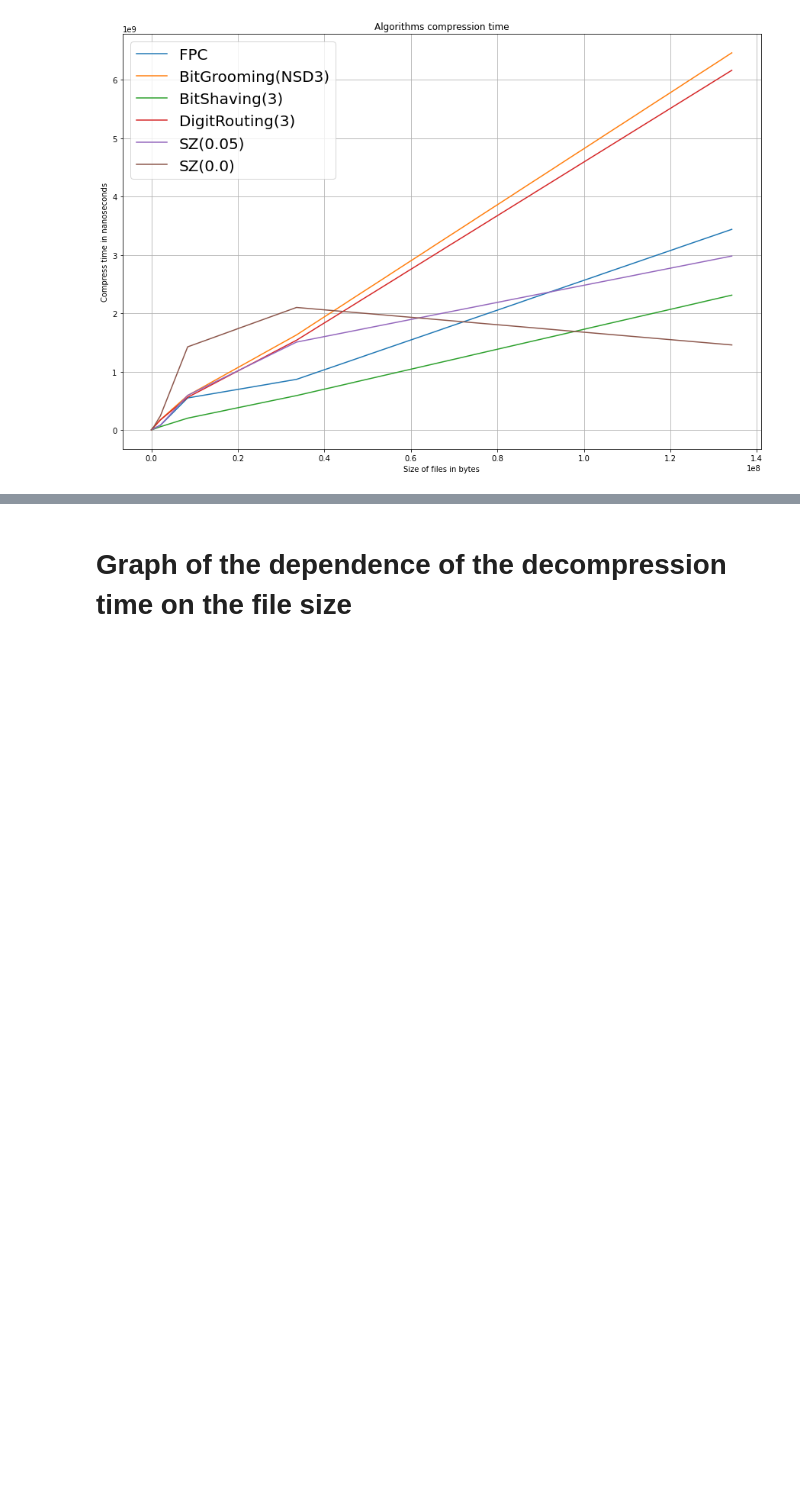
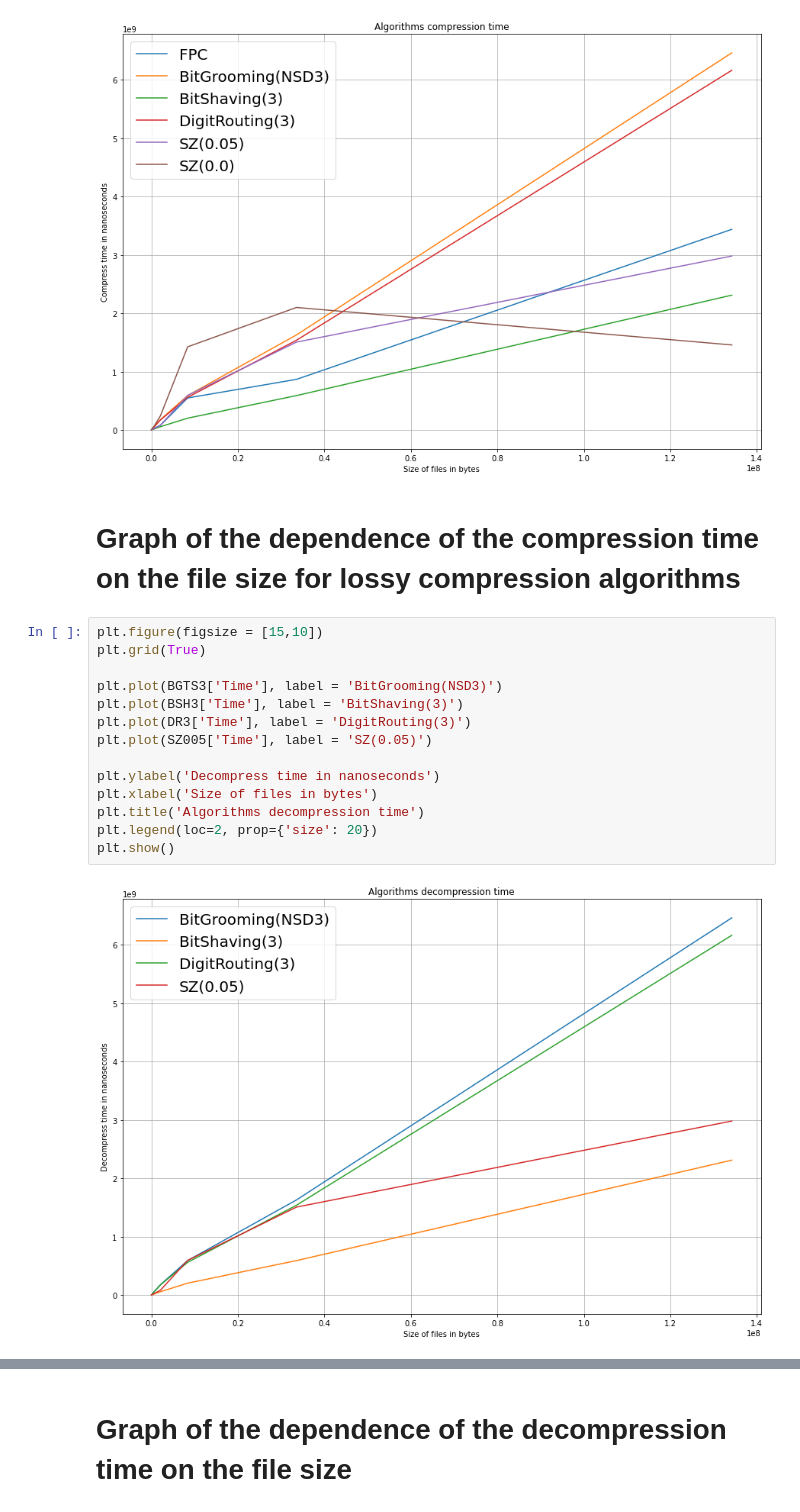
Before and after one commit to pvshebarshin/Comparative-Evaluation-of-Geospatial-Raster-Data-Compression-Techniques, a Jupyter notebook: calculation/algorithms.ipynb, the cells around one changed output, grey strips where cells are left out. Saved outputs shown, nothing was run; the diff lists cells and outputs as text; blank space fills up the shorter version.

```diff
--- a/src/main/resources/algorithms.ipynb
+++ b/calculation/algorithms.ipynb
@@ -77,3 +77,21 @@ plt.legend(loc=2, prop={'size': 20})
 plt.show()
 # %% [output]
 [figure]
+# %% [markdown]
+# Graph of the dependence of the compression time on the file size for lossy compression algorithms
+# %%
+plt.figure(figsize = [15,10])
+plt.grid(True)
+
+plt.plot(BGTS3['Time'], label = 'BitGrooming(NSD3)')
+plt.plot(BSH3['Time'], label = 'BitShaving(3)')
+plt.plot(DR3['Time'], label = 'DigitRouting(3)')
+plt.plot(SZ005['Time'], label = 'SZ(0.05)')
+
+plt.ylabel('Decompress time in nanoseconds')
+plt.xlabel('Size of files in bytes')
+plt.title('Algorithms decompression time')
+plt.legend(loc=2, prop={'size': 20})
+plt.show()
+# %% [output]
+[figure, added]
```
Also changed, not shown: parts of 13 cells of this notebook.
